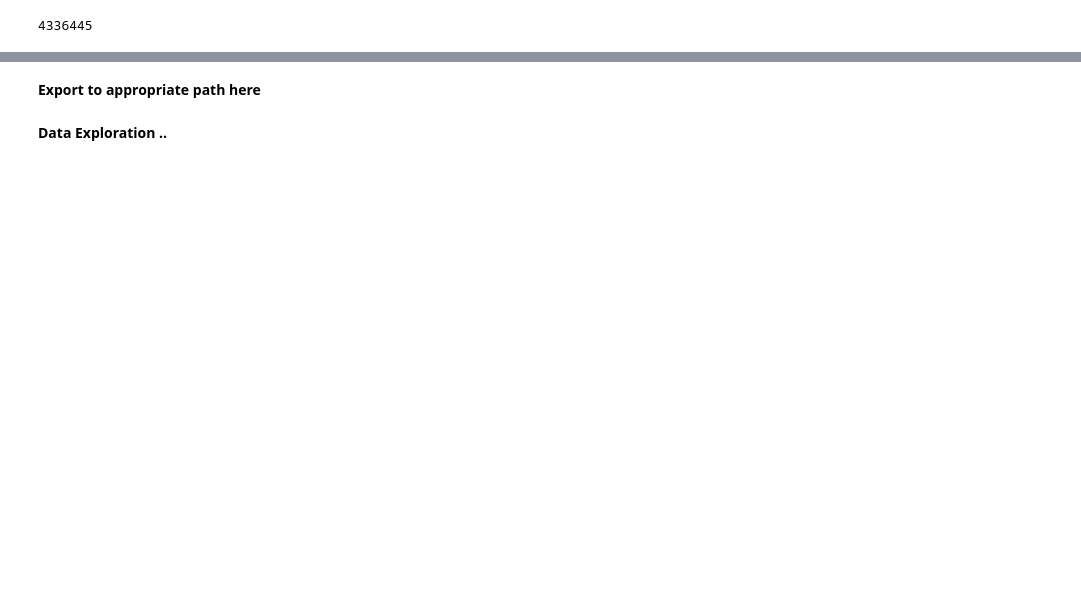
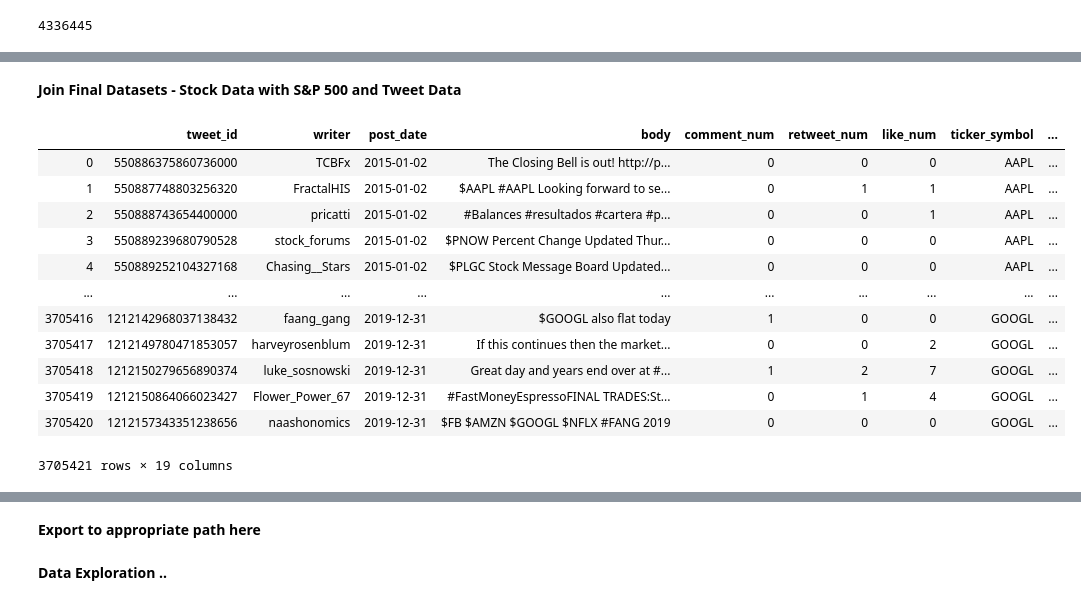
Before and after one commit to heatherpieszala/w207_final_project, a Jupyter notebook: w207_final_project/notebooks/heather_joining_data_cleaning_exploration.ipynb, the cells around one changed output, grey strips where cells are left out. Cells and saved outputs as stored; diff of their text form; code cells hidden in the pictures; blank space fills up the shorter version.

Commit message:
updated for S&P data, logreg, and decision tree

```diff
--- a/w207_final_project/notebooks/heather_joining_data_cleaning_exploration.ipynb
+++ b/w207_final_project/notebooks/heather_joining_data_cleaning_exploration.ipynb
@@ -116,2 +138,4 @@ len(tweet_combo)
+# %% [markdown]
+<b>Join Final Datasets - Stock Data with S&P 500 and Tweet Data </b>
 # %%
 #join on date and ticker symbol to get the stock price for the company for the date of the post
@@ -120 +143,17 @@ final_df = pd.merge(tweet_combo, stock_prices, left_on = ['post_date', 'ticker_s
+# %%
+final_df
+# %% [output]
+|  | tweet_id | writer | post_date | body | comment_num | retweet_num | like_num | ticker_symbol | ... |
+| 0 | 550886375860736000 | TCBFx | 2015-01-02 | The Closing Bell is out! http://p... | 0 | 0 | 0 | AAPL | ... |
+| 1 | 550887748803256320 | FractalHIS | 2015-01-02 | $AAPL #AAPL Looking forward to se... | 0 | 1 | 1 | AAPL | ... |
+| 2 | 550888743654400000 | pricatti | 2015-01-02 | #Balances #resultados #cartera #p... | 0 | 0 | 1 | AAPL | ... |
+| 3 | 550889239680790528 | stock_forums | 2015-01-02 | $PNOW Percent Change Updated Thur... | 0 | 0 | 0 | AAPL | ... |
+| 4 | 550889252104327168 | Chasing__Stars | 2015-01-02 | $PLGC Stock Message Board Updated... | 0 | 0 | 0 | AAPL | ... |
+| ... | ... | ... | ... | ... | ... | ... | ... | ... | ... |
+| 3705416 | 1212142968037138432 | faang_gang | 2019-12-31 | $GOOGL also flat today | 1 | 0 | 0 | GOOGL | ... |
+| 3705417 | 1212149780471853057 | harveyrosenblum | 2019-12-31 | If this continues then the market... | 0 | 0 | 2 | GOOGL | ... |
+| 3705418 | 1212150279656890374 | luke_sosnowski | 2019-12-31 | Great day and years end over at #... | 1 | 2 | 7 | GOOGL | ... |
+| 3705419 | 1212150864066023427 | Flower_Power_67 | 2019-12-31 | #FastMoneyEspressoFINAL TRADES:St... | 0 | 1 | 4 | GOOGL | ... |
+| 3705420 | 1212157343351238656 | naashonomics | 2019-12-31 | $FB $AMZN $GOOGL $NFLX #FANG 2019 | 0 | 0 | 0 | GOOGL | ... |
+3705421 rows × 19 columns
 # %%
```
Also changed, not shown: parts of 21 cells of this notebook, 1 other file.
